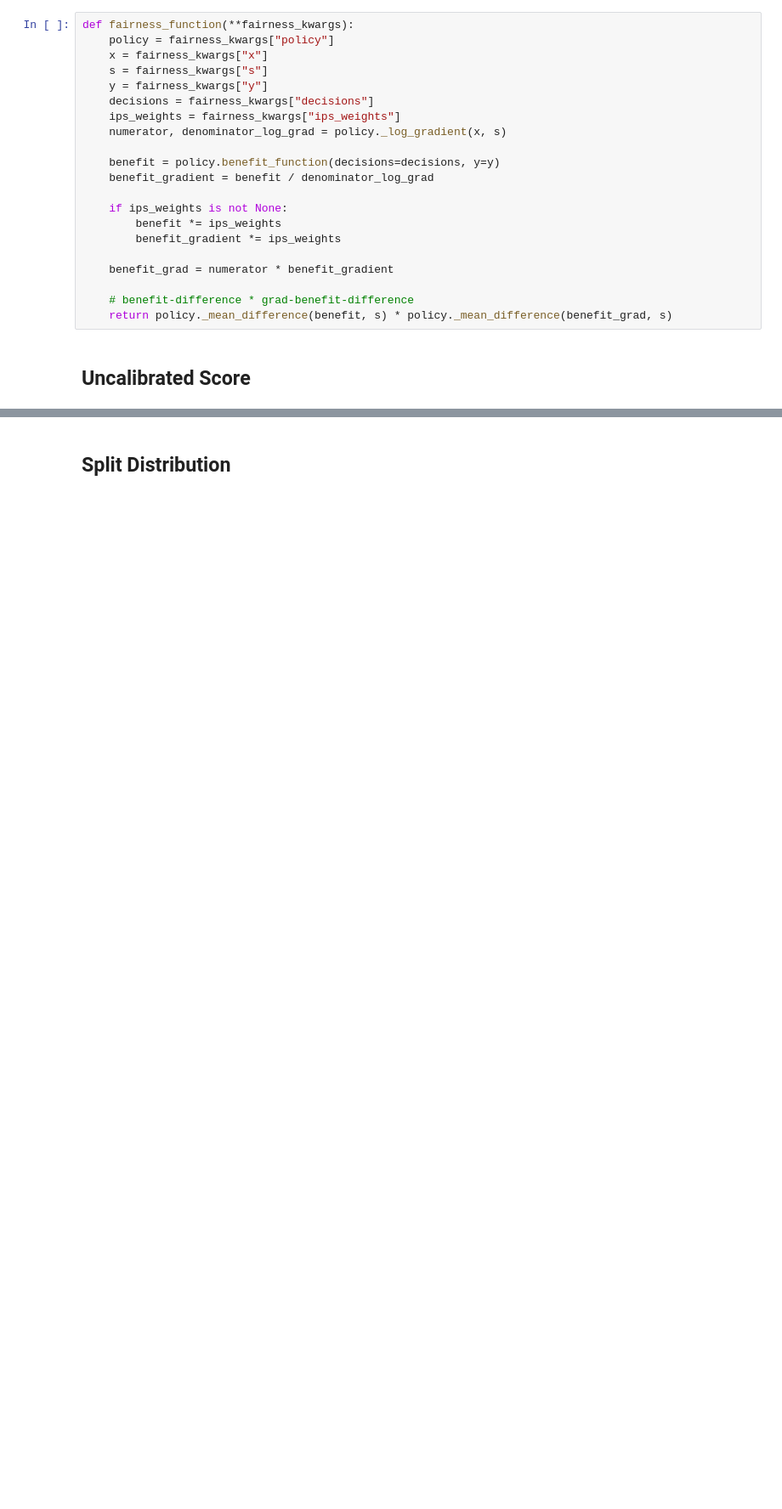
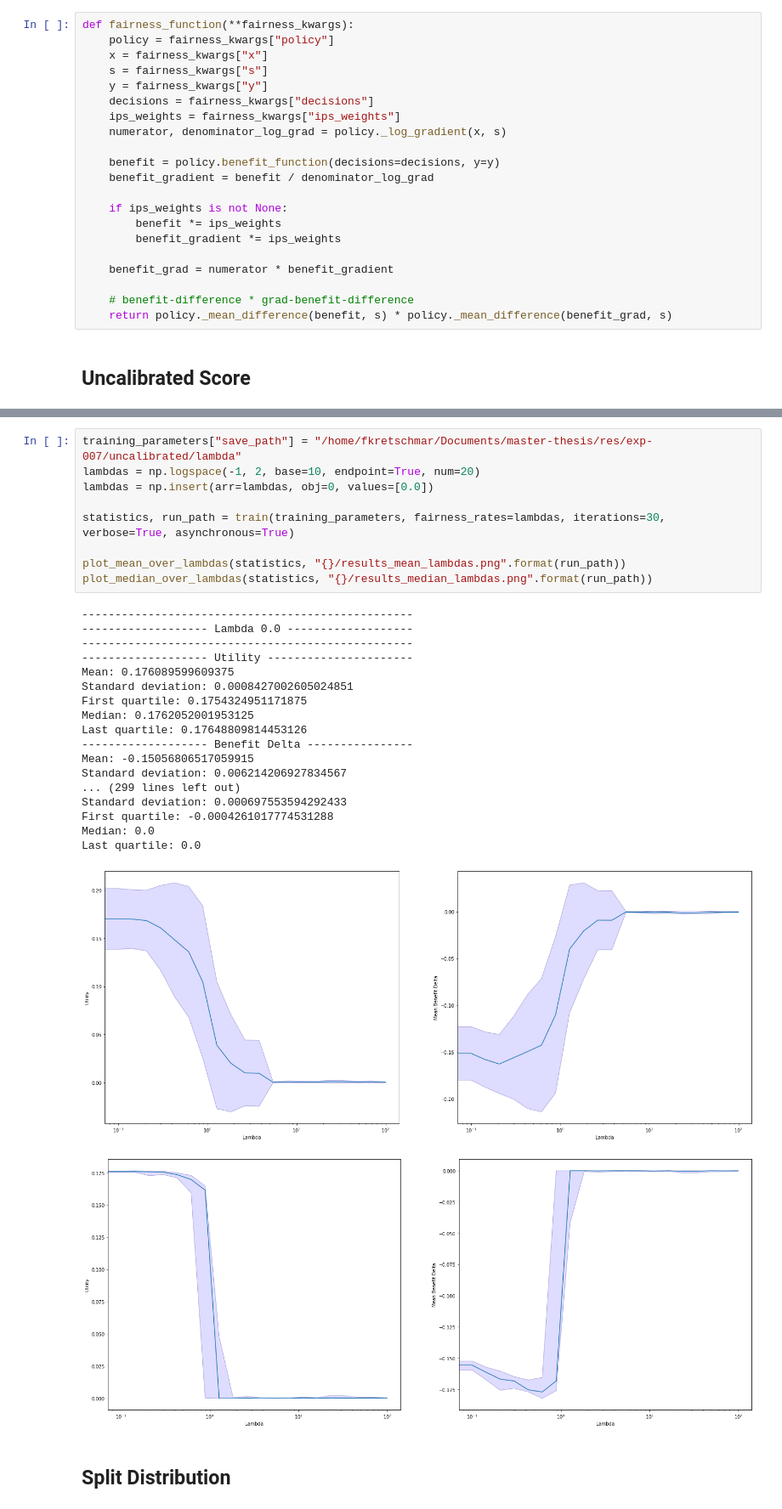
Before and after one commit to floydkretschmar/master-thesis, a Jupyter notebook: exp/007-complete-test.ipynb, the cells around one changed output, grey strips where cells are left out. Shown at 85% size. Drawn from its saved outputs; the diff is of its cells as text; blank space fills up the shorter version.

```diff
--- a/exp/007-complete-test.ipynb
+++ b/exp/007-complete-test.ipynb
@@ -83,3 +89,32 @@ plot_median_over_time(statistics, "{}/results_median.png".format(run_path))
+# %%
+training_parameters["save_path"] = "/home/fkretschmar/Documents/master-thesis/res/exp-007/uncalibrated/lambda"
+lambdas = np.logspace(-1, 2, base=10, endpoint=True, num=20)
+lambdas = np.insert(arr=lambdas, obj=0, values=[0.0])
+
+statistics, run_path = train(training_parameters, fairness_rates=lambdas, iterations=30, verbose=True, asynchronous=True)
+
+plot_mean_over_lambdas(statistics, "{}/results_mean_lambdas.png".format(run_path))
+plot_median_over_lambdas(statistics, "{}/results_median_lambdas.png".format(run_path))
+# %% [output]
+--------------------------------------------------
+------------------- Lambda 0.0 -------------------
+--------------------------------------------------
+------------------- Utility ----------------------
+Mean: 0.176089599609375
+Standard deviation: 0.0008427002605024851
+First quartile: 0.1754324951171875
+Median: 0.1762052001953125
+Last quartile: 0.17648809814453126
+------------------- Benefit Delta ----------------
+Mean: -0.15056806517059915
+Standard deviation: 0.006214206927834567
+... (299 lines left out)
+Standard deviation: 0.000697553594292433
+First quartile: -0.0004261017774531288
+Median: 0.0
+Last quartile: 0.0
+[figure, added]
+[figure, added]
 # %% [markdown]
 ## Split Distribution
 # %%
```
Also changed, not shown: parts of 6 cells of this notebook, 7 other files.
